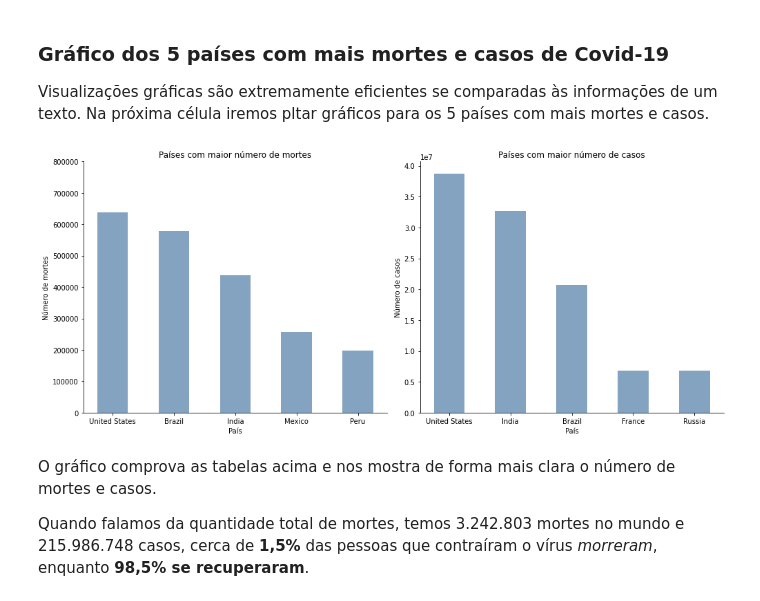
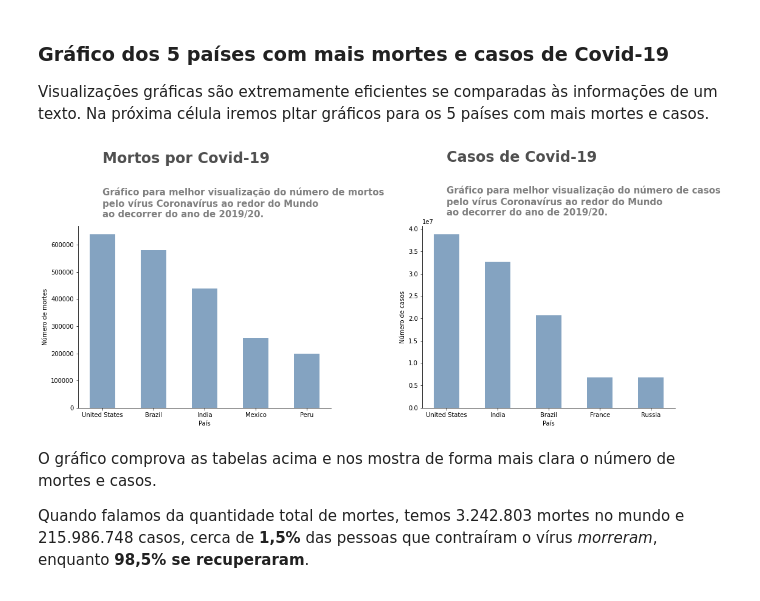
Before and after one commit to brunavent/Portfolio, a Jupyter notebook: Panorama_do_COVID_19_no_Brasil_e_no_Mundo.ipynb, the cells around one changed output. Drawn from its saved outputs; the diff is of its cells as text; code cells hidden in the pictures.

```diff
--- a/Panorama_do_COVID_19_no_Brasil_e_no_Mundo.ipynb
+++ b/Panorama_do_COVID_19_no_Brasil_e_no_Mundo.ipynb
@@ -371,28 +371,35 @@ Visualizações gráficas são extremamente eficientes se comparadas às informa
 # %%
 top5_total_deaths = df.loc[~df.location.isin(continentes)][df.date == '2021-08-28'].sort_values(by="total_deaths", ascending=False)[1:6]
 top5_casos = df.loc[~df.location.isin(continentes)][df.date == '2021-08-28'].sort_values(by="total_cases", ascending=False)[1:6]
 
-fig, (ax0, ax1) = plt.subplots(nrows= 1, ncols=2, figsize=(14, 6))
+fig, (ax0, ax1) = plt.subplots(nrows= 1, ncols=2, figsize=(16, 7))
 width = [0.5,0.5,0.5,0.5,0.5]
 
 ax0.bar('location', 'total_deaths', width=width, color=(0.2, 0.4, 0.6, 0.6), data=top5_total_deaths)
-ax0.set_title("Países com maior número de mortes")
+
+ax0.text(0, 900000, "Mortos por Covid-19", color = '#4F4F4F', fontsize=24, fontweight='bold')
+ax0.text(0, 700000,'Gráfico para melhor visualização do número de mortos \npelo vírus Coronavírus ao redor do Mundo \nao decorrer do ano de 2019/20.', fontsize=15, color='#808080', fontweight='bold')
+
 ax0.set_xlabel("País")
 ax0.set_ylabel("Número de mortes")
 ax0.spines['right'].set_visible(False)
 ax0.spines['top'].set_visible(False)
 
 ax1.bar('location', 'total_cases', width=width, color=(0.2, 0.4, 0.6, 0.6), data=top5_casos)
-ax1.set_title("Países com maior número de casos")
+
+ax1.text(0, 55000000, "Casos de Covid-19", color = '#4F4F4F', fontsize=24, fontweight='bold')
+ax1.text(0, 43000000,'Gráfico para melhor visualização do número de casos \npelo vírus Coronavírus ao redor do Mundo \nao decorrer do ano de 2019/20.', fontsize=15, color='#808080', fontweight='bold')
+
+
 ax1.set_xlabel("País")
 ax1.set_ylabel("Número de casos")
 ax1.spines['right'].set_visible(False)
 ax1.spines['top'].set_visible(False)
 
 plt.tight_layout();
 fig.savefig("graf_barra1_mortes_casos.png")
 # %% [output]
-[figure, old version]
+[figure, new version]
 # %% [markdown]
 O gráfico comprova as tabelas acima e nos mostra de forma mais clara o número de mortes e casos.
 
```
Also changed, not shown: parts of 2 cells of this notebook.
